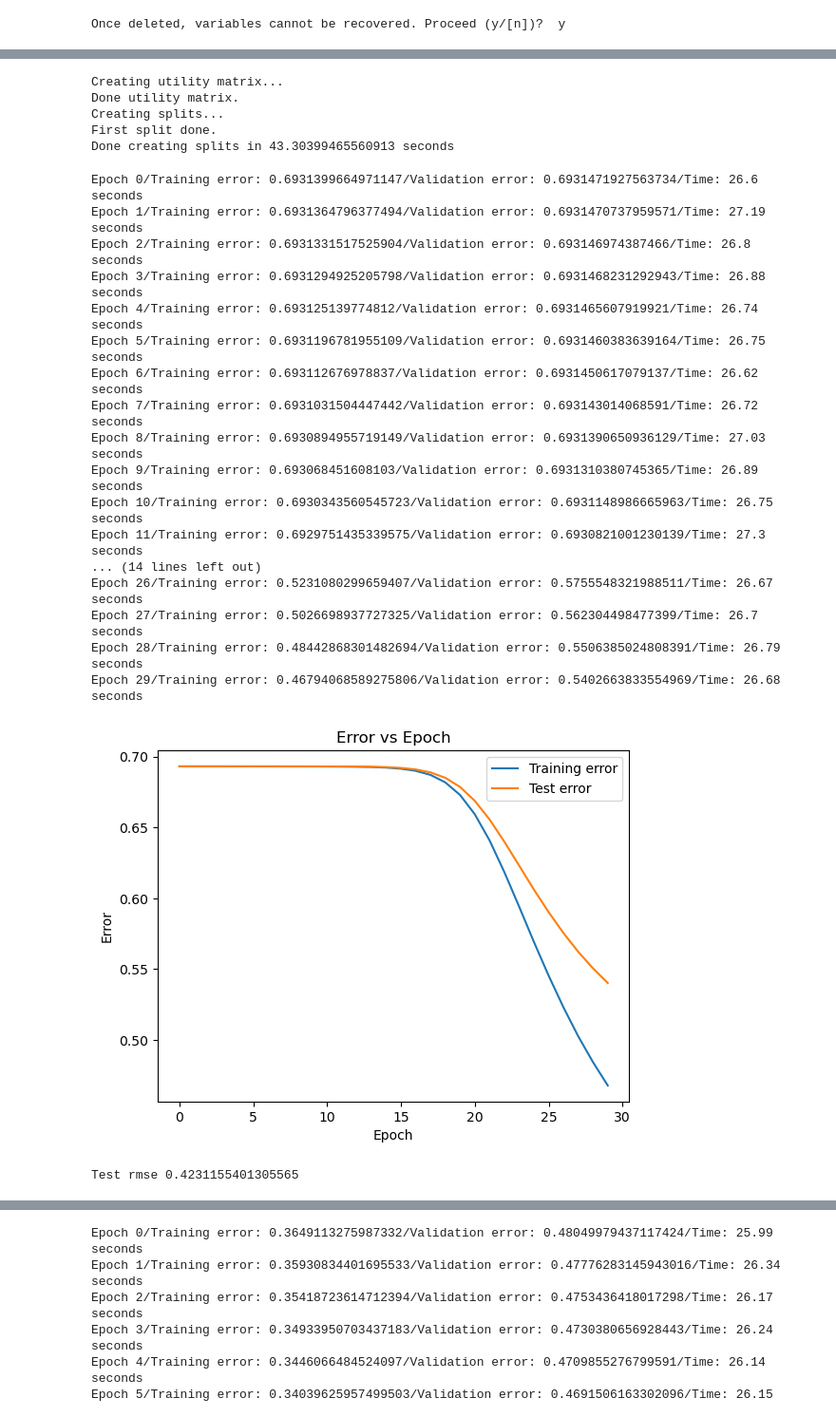
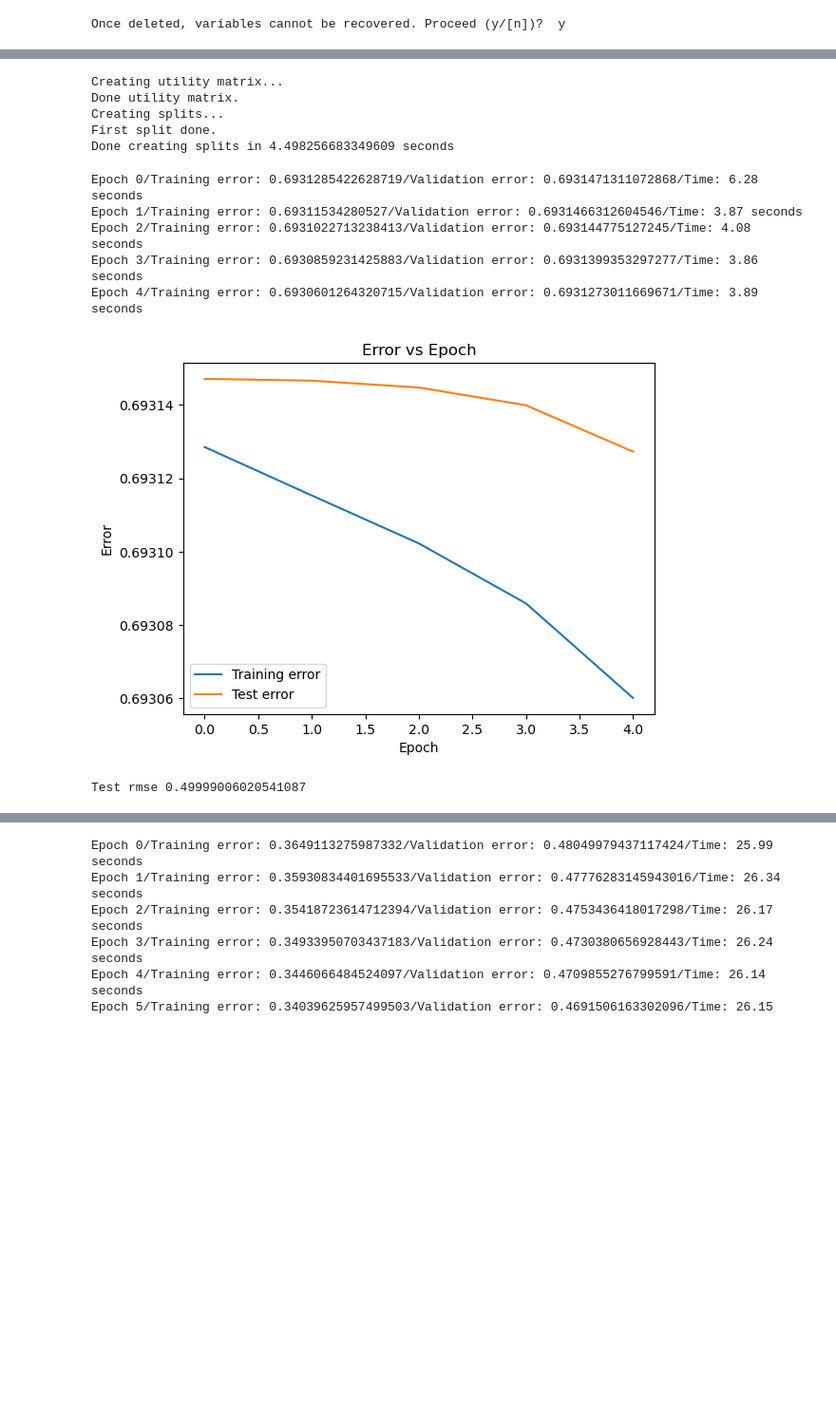
Before and after one commit to MitchellJC/game-rec, a Jupyter notebook: svdtuning.ipynb, the cells around one changed output, grey strips where cells are left out. Shown at 95% size. Drawn from its saved outputs; the diff is of its cells as text; code cells hidden in the pictures; blank space fills up the shorter version.

```diff
--- a/svdtuning.ipynb
+++ b/svdtuning.ipynb
@@ -49,7 +51,7 @@ rec_data = RecData()
 rec_data.create_from_dataframe(recs)
 rec_data.set_titles(titles)
 
-del recs
+# del recs
 
 start_time = time.time()
 print("Creating splits...")
@@ -62,7 +64,7 @@ Creating utility matrix...
 Done utility matrix.
 Creating splits...
 First split done.
-Done creating splits in 43.30399465560913 seconds
+Done creating splits in 4.498256683349609 seconds
 # %%
 # random.seed(42)
 # np.random.seed(42)
@@ -83,51 +98,39 @@ del titles
 # %%
 # for pruned, epoch: 30, lr:0.01, reg:0.02
 
-EPOCHS = 30 #240
+EPOCHS = 5
 
 random.seed(42)
 np.random.seed(42)
 
 # Fit and predict with svd
 svd_predictor = FastLogisticSVD(
     train_data.get_num_users(), train_data.get_num_items(), 2, k=50,
     learning_rate=0.01, C=0.02)
 svd_predictor.fit(train_data.get_matrix(), EPOCHS, validation_set=val, early_stop=False)
 
 # Plot error
 errors = svd_predictor.get_train_errors()
 val_errors = svd_predictor.get_val_errors()
 plt.plot(range(len(errors)), errors, label='Training error')
 plt.plot(range(len(val_errors)), val_errors, label='Test error')
 plt.xlabel('Epoch')
 plt.ylabel('Error')
 plt.title('Error vs Epoch')
 plt.legend()
 plt.show()
 
 # Compute rmse
 predictions = svd_predictor.predict_pairs([(user, item) for user, item, _ in val])
 predictions = [prediction + (val[i][2],) for i, prediction in enumerate(predictions)]
 metrics = Metrics()
 rmse = metrics.rmse(predictions)
 print("Test rmse", rmse)
 # %% [output]
-Epoch 0/Training error: 0.6931399664971147/Validation error: 0.6931471927563734/Time: 26.6 seconds
-Epoch 1/Training error: 0.6931364796377494/Validation error: 0.6931470737959571/Time: 27.19 seconds
-Epoch 2/Training error: 0.6931331517525904/Validation error: 0.693146974387466/Time: 26.8 seconds
-Epoch 3/Training error: 0.6931294925205798/Validation error: 0.6931468231292943/Time: 26.88 seconds
-Epoch 4/Training error: 0.693125139774812/Validation error: 0.6931465607919921/Time: 26.74 seconds
-Epoch 5/Training error: 0.6931196781955109/Validation error: 0.6931460383639164/Time: 26.75 seconds
-Epoch 6/Training error: 0.693112676978837/Validation error: 0.6931450617079137/Time: 26.62 seconds
-Epoch 7/Training error: 0.6931031504447442/Validation error: 0.693143014068591/Time: 26.72 seconds
-Epoch 8/Training error: 0.6930894955719149/Validation error: 0.6931390650936129/Time: 27.03 seconds
-Epoch 9/Training error: 0.693068451608103/Validation error: 0.6931310380745365/Time: 26.89 seconds
-Epoch 10/Training error: 0.6930343560545723/Validation error: 0.6931148986665963/Time: 26.75 seconds
-Epoch 11/Training error: 0.6929751435339575/Validation error: 0.6930821001230139/Time: 27.3 seconds
-... (14 lines left out)
-Epoch 26/Training error: 0.5231080299659407/Validation error: 0.5755548321988511/Time: 26.67 seconds
-Epoch 27/Training error: 0.5026698937727325/Validation error: 0.562304498477399/Time: 26.7 seconds
-Epoch 28/Training error: 0.48442868301482694/Validation error: 0.5506385024808391/Time: 26.79 seconds
-Epoch 29/Training error: 0.46794068589275806/Validation error: 0.5402663833554969/Time: 26.68 seconds
+Epoch 0/Training error: 0.6931285422628719/Validation error: 0.6931471311072868/Time: 6.28 seconds
+Epoch 1/Training error: 0.69311534280527/Validation error: 0.6931466312604546/Time: 3.87 seconds
+Epoch 2/Training error: 0.6931022713238413/Validation error: 0.693144775127245/Time: 4.08 seconds
+Epoch 3/Training error: 0.6930859231425883/Validation error: 0.6931399353297277/Time: 3.86 seconds
+Epoch 4/Training error: 0.6930601264320715/Validation error: 0.6931273011669671/Time: 3.89 seconds
-[figure, old version]
+[figure, new version]
-Test rmse 0.4231155401305565
+Test rmse 0.49999006020541087
```
Also changed, not shown: parts of 5 cells of this notebook, 3 other files.
